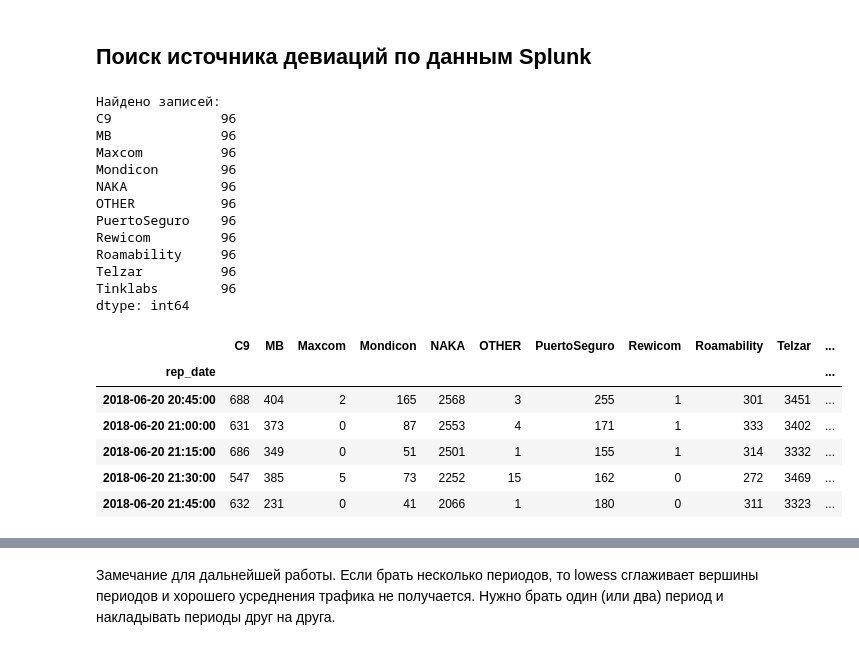
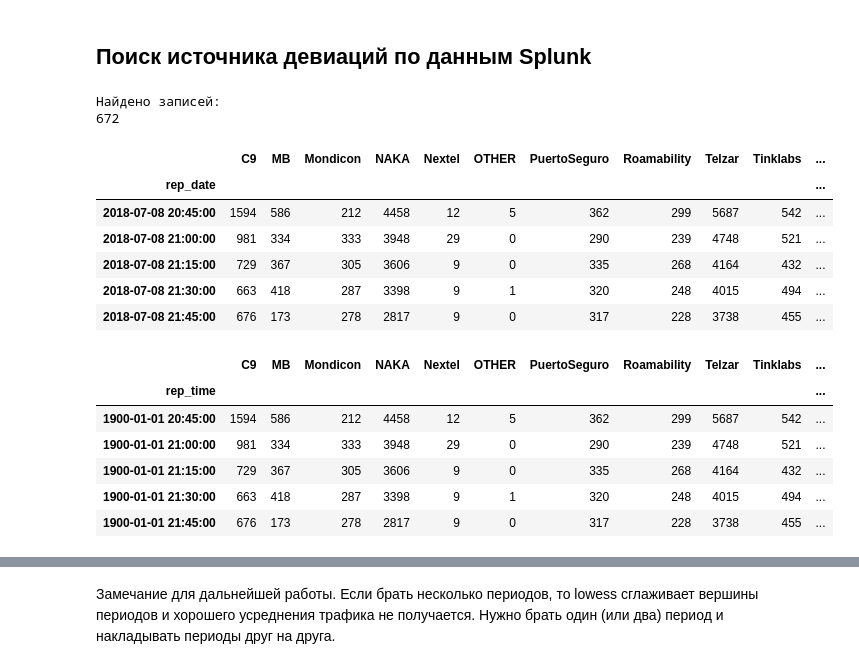
Before and after one commit to balobinp/RB_BD, a Jupyter notebook: RB_Splunk_Search_Deviation_Python3.ipynb, the cells around one changed output, grey strips where cells are left out. Saved outputs shown, nothing was run; the diff lists cells and outputs as text; code cells hidden in the pictures.

```diff
--- a/RB_Splunk_Search_Deviation_Python3.ipynb
+++ b/RB_Splunk_Search_Deviation_Python3.ipynb
@@ -45,8 +45,8 @@ def FormatSplunkEngineDate(dt): return dt.strftime("%Y-%m-%dT%H:%M:%S")
 # %%
 #Указываем время, запрос и запускаем запрос
 
-dateFrom = dt.datetime.strptime('2018-06-20T00:00:00', '%Y-%m-%dT%H:%M:%S')
-dateTo = dt.datetime.strptime('2018-06-21T00:00:00', '%Y-%m-%dT%H:%M:%S')
+dateFrom = dt.datetime.strptime('2018-07-02T00:00:00', '%Y-%m-%dT%H:%M:%S')
+dateTo = dt.datetime.strptime('2018-07-09T00:00:00', '%Y-%m-%dT%H:%M:%S')
 searchquery_export =\
 '''
 search index=sdr (4250196* OR 26006*) PROTOCOL=S6a ANS_RES_CODE=2001
@@ -74,54 +74,59 @@ kwargs_export = {"earliest_time": sfrom,
                  }
 
 kwargs_paginate = {"count": 1000  # Get sets of count results at a time
                    ,"offset": 0  # Start at result 0
                   }
 
 job = service.jobs.create(searchquery_export, **kwargs_export)
 
 while not job.is_done():
     sleep(.2)
 
 rr = results.ResultsReader(job.results(**kwargs_paginate))
 
 outputResult = list()
 i=0
 
 for result in rr:
             if isinstance(result, dict):
                 outputResult.append(result)
 assert rr.is_preview == False
 
 # Получаем исходные данные для анализа с датой и временем в индексе
 
 df_source=DataFrame(outputResult,dtype='int64')
 df_source['rep_date']=pd.to_datetime(df_source['_time'])
 df_source.drop(['_time','_span'],axis=1,inplace=True)
 df_source=df_source.set_index('rep_date')
 
-print("Найдено записей:\n{}\n".format(df_source.count()))
-df_source.tail()
+# Получаем исходные данные для анализа с временем в индексе
+
+df_source_time=DataFrame(outputResult,dtype='int64')
+df_source_time['rep_time']=pd.to_datetime(df_source_time['_time'])
+df_source_time['rep_time']=df_source_time['rep_time'].apply(lambda x: dt.datetime.strptime(x.strftime('%H:%M'),'%H:%M'))
+df_source_time.drop(['_time','_span'],axis=1,inplace=True)
+df_source_time=df_source_time.set_index('rep_time')
+
+print("Найдено записей:\n{}\n".format(len(df_source.index)))
+display(df_source.tail())
+display(df_source_time.tail())
 # %% [output]
 Найдено записей:
-C9              96
-MB              96
-Maxcom          96
-Mondicon        96
-NAKA            96
-OTHER           96
-PuertoSeguro    96
-Rewicom         96
-Roamability     96
-Telzar          96
-Tinklabs        96
-dtype: int64
+672
-|  | C9 | MB | Maxcom | Mondicon | NAKA | OTHER | PuertoSeguro | Rewicom | Roamability | Telzar | ... |
+|  | C9 | MB | Mondicon | NAKA | Nextel | OTHER | PuertoSeguro | Roamability | Telzar | Tinklabs | ... |
 | rep_date |  |  |  |  |  |  |  |  |  |  | ... |
-| 2018-06-20 20:45:00 | 688 | 404 | 2 | 165 | 2568 | 3 | 255 | 1 | 301 | 3451 | ... |
-| 2018-06-20 21:00:00 | 631 | 373 | 0 | 87 | 2553 | 4 | 171 | 1 | 333 | 3402 | ... |
-| 2018-06-20 21:15:00 | 686 | 349 | 0 | 51 | 2501 | 1 | 155 | 1 | 314 | 3332 | ... |
-| 2018-06-20 21:30:00 | 547 | 385 | 5 | 73 | 2252 | 15 | 162 | 0 | 272 | 3469 | ... |
-| 2018-06-20 21:45:00 | 632 | 231 | 0 | 41 | 2066 | 1 | 180 | 0 | 311 | 3323 | ... |
+| 2018-07-08 20:45:00 | 1594 | 586 | 212 | 4458 | 12 | 5 | 362 | 299 | 5687 | 542 | ... |
+| 2018-07-08 21:00:00 | 981 | 334 | 333 | 3948 | 29 | 0 | 290 | 239 | 4748 | 521 | ... |
+| 2018-07-08 21:15:00 | 729 | 367 | 305 | 3606 | 9 | 0 | 335 | 268 | 4164 | 432 | ... |
+| 2018-07-08 21:30:00 | 663 | 418 | 287 | 3398 | 9 | 1 | 320 | 248 | 4015 | 494 | ... |
+| 2018-07-08 21:45:00 | 676 | 173 | 278 | 2817 | 9 | 0 | 317 | 228 | 3738 | 455 | ... |
+|  | C9 | MB | Mondicon | NAKA | Nextel | OTHER | PuertoSeguro | Roamability | Telzar | Tinklabs | ... |
+| rep_time |  |  |  |  |  |  |  |  |  |  | ... |
+| 1900-01-01 20:45:00 | 1594 | 586 | 212 | 4458 | 12 | 5 | 362 | 299 | 5687 | 542 | ... |
+| 1900-01-01 21:00:00 | 981 | 334 | 333 | 3948 | 29 | 0 | 290 | 239 | 4748 | 521 | ... |
+| 1900-01-01 21:15:00 | 729 | 367 | 305 | 3606 | 9 | 0 | 335 | 268 | 4164 | 432 | ... |
+| 1900-01-01 21:30:00 | 663 | 418 | 287 | 3398 | 9 | 1 | 320 | 248 | 4015 | 494 | ... |
+| 1900-01-01 21:45:00 | 676 | 173 | 278 | 2817 | 9 | 0 | 317 | 228 | 3738 | 455 | ... |
 # %%
 #Задаем необходимые переменные
 #Window для расчета скользящего стандартного отклонения берем как, например, 1/12 от периода
```
Also changed, not shown: parts of 1 cell of this notebook.
